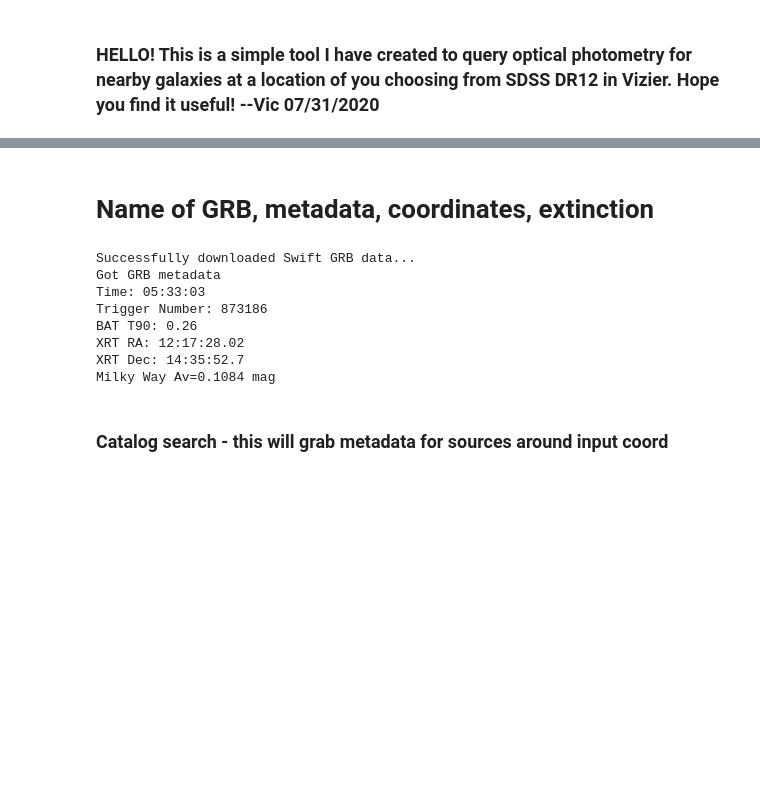
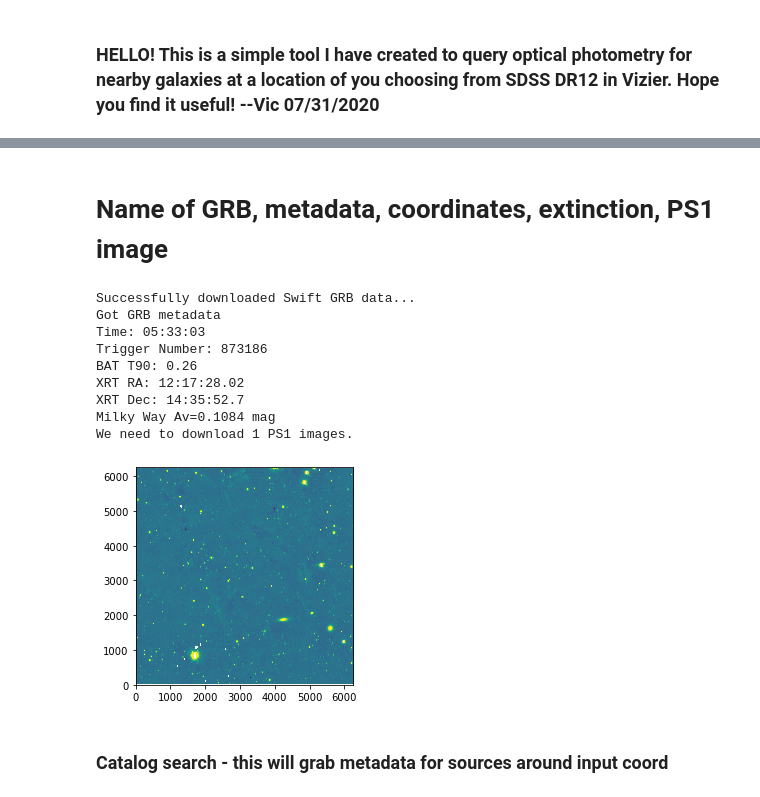
Before and after one commit to CIERA-Transients/POTPyRI, a Jupyter notebook: Astroquery.ipynb, the cells around one changed output, grey strips where cells are left out. Cells and saved outputs as stored; diff of their text form; code cells hidden in the pictures; blank space fills up the shorter version.

Commit message:
Fixed PS1 image download and added to second cell in reaction notebook

```diff
--- a/Astroquery.ipynb
+++ b/Astroquery.ipynb
@@ -31,31 +32,41 @@ Downloading SFD data file to /anaconda3/lib/python3.7/site-packages/dustmaps/dat
 Checking existing file to see if MD5 sum matches ...
 File exists. Not overwriting.
 # %% [markdown]
-# Name of GRB, metadata, coordinates, extinction
+# Name of GRB, metadata, coordinates, extinction, PS1 image
 # %%
 data_path = 'data/'
 object_name = 'GRB181123B'
 ra  = '12:17:27.94'
 dec = '14:35:52.66'
 
 # Parse coord
 coord = util.parse_coord(ra, dec)
 
 # Get Swift data
 swift_data = util.get_grb_data(object_name)
 
 # Get MW Av
 av = sfd(coord) * 3.1
 print('Milky Way Av={0} mag'.format(('%7.4f'%av).strip()))
+
+# Get PS1 image if it exists
+img = util.downloadPS1(coord, 'r', outdir=data_path)
+if img and os.path.exists(img):
+    hdu = fits.open(img)
+    data = hdu[1].data
+    norm = simple_norm(data, 'linear', percent=99.)
+    plt.imshow(data, norm=norm, origin='lower', cmap='viridis')
 # %% [output]
 Successfully downloaded Swift GRB data...
 Got GRB metadata
 Time: 05:33:03
 Trigger Number: 873186
 BAT T90: 0.26
 XRT RA: 12:17:28.02
 XRT Dec: 14:35:52.7
 Milky Way Av=0.1084 mag
+We need to download 1 PS1 images.
+[figure, added]
 # %% [markdown]
 ### Catalog search - this will grab metadata for sources around input coord
 # %%
```
Also changed, not shown: parts of 1 cell of this notebook, 1 other file.
